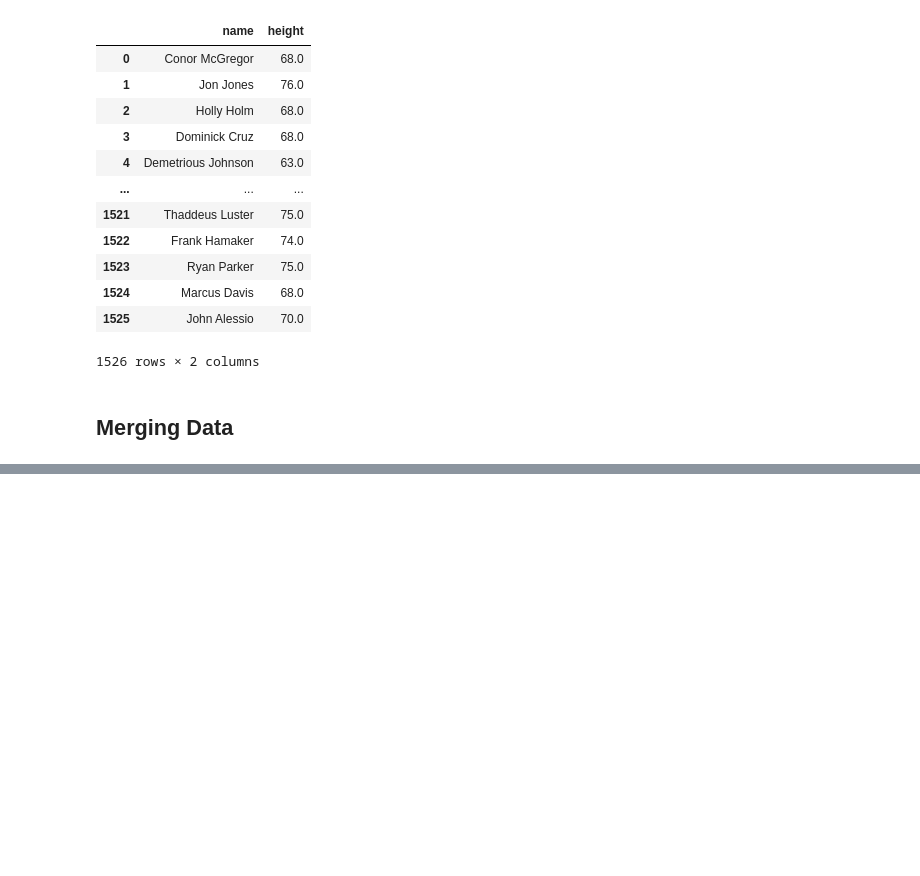
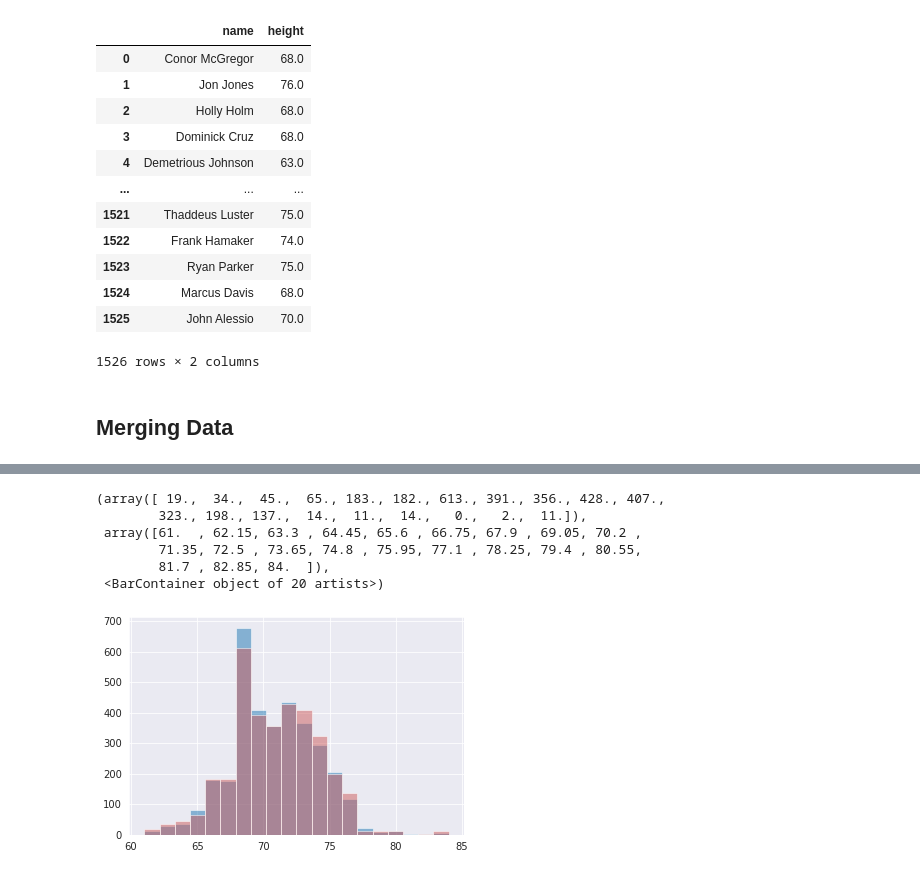
Before and after one commit to T0W3L/UFC_Height, a Jupyter notebook: test_project_1.ipynb, the cells around one changed output, grey strips where cells are left out. Drawn from its saved outputs; the diff is of its cells as text; code cells hidden in the pictures; blank space fills up the shorter version.

```diff
--- a/test_project_1.ipynb
+++ b/test_project_1.ipynb
@@ -9,12 +19,16 @@ from pandas import DataFrame, Series
 # %%
-##spec_cols = [9,10,11,12,15]
-spec_cols = [9,10,11,12]
+spec_cols = [9,10,11,12,15,16,18]
 
-# Specify desired columns.
+## Specify desired columns.
 
-ufc_fights = pd.read_excel('ufc_fights.xlsx',usecols = spec_cols)
+ufc_fights = pd.read_excel('ufc_fights.xlsx',usecols = spec_cols).dropna(axis = 'index',how = 'any')
 
-# Reading spreadsheet containing list of all fights.
+## Reading spreadsheet containing list of all fights.
+
+ufc_fights = ufc_fights[ufc_fights.method != 'Draw']
+ufc_fights = ufc_fights[ufc_fights.f1result != 'NC']
+
+## Removing rows for fights ending in draw/no contest.
 
 ufc_fights
 # %% [output]
@@ -47,0 +72,16 @@ NameError: name 'pd' is not defined
+# %%
+merged_fights = pd.merge(ufc_fights,ufc_fighters,left_on = 'f1name',right_on = 'name',how = 'left').drop('name',axis = 1).rename(columns = {'height':'height_win'})
+
+## Merging on name for the winners, naming column height_win.
+
+merged_fights = pd.merge(merged_fights,ufc_fighters,left_on = 'f2name',right_on = 'name',how = 'left').drop('name',axis = 1).rename(columns = {'height':'height_loss'}).dropna(axis = 0)
+
+## Same merge on name column but for losers, naming column height_loss.
+## Keeping original index by using (how = 'left') parameter.
+## Drop null.
+
+merged_fights.to_excel("ufc_fights_merged.xlsx")
+
+## Saving merged DataFrame as .xlsx.
+
+display(merged_fights,merged_fights.describe())
@@ -47,0 +111,18 @@ NameError: name 'pd' is not defined
+# %%
+height_loss = merged_fights['height_loss']
+height_win = merged_fights['height_win']
+
+
+plt.hist(height_loss, alpha = 0.5, bins = 20)
+plt.hist(height_win, color = 'indianred', alpha = 0.5, bins = 20)
+
+## Use matplotlib to create overlapping histograms.
+## Set color, transparency, bins, with options to normalize.
+# %% [output]
+(array([ 19.,  34.,  45.,  65., 183., 182., 613., 391., 356., 428., 407.,
+        323., 198., 137.,  14.,  11.,  14.,   0.,   2.,  11.]),
+ array([61.  , 62.15, 63.3 , 64.45, 65.6 , 66.75, 67.9 , 69.05, 70.2 ,
+        71.35, 72.5 , 73.65, 74.8 , 75.95, 77.1 , 78.25, 79.4 , 80.55,
+        81.7 , 82.85, 84.  ]),
+ <BarContainer object of 20 artists>)
+[figure, added]
```
Also changed, not shown: parts of 16 cells of this notebook, 2 other files.
